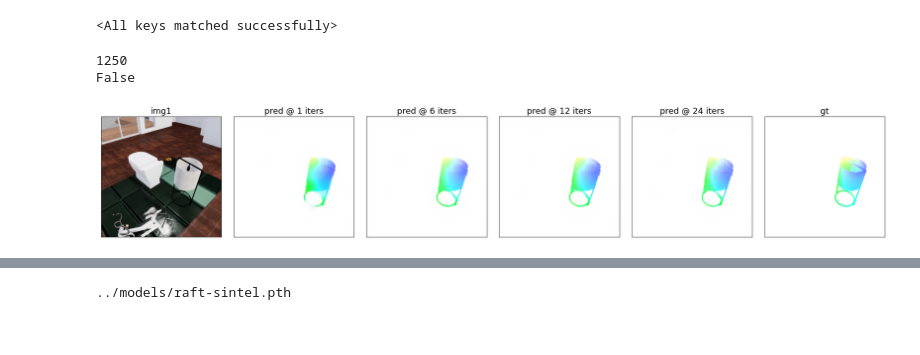
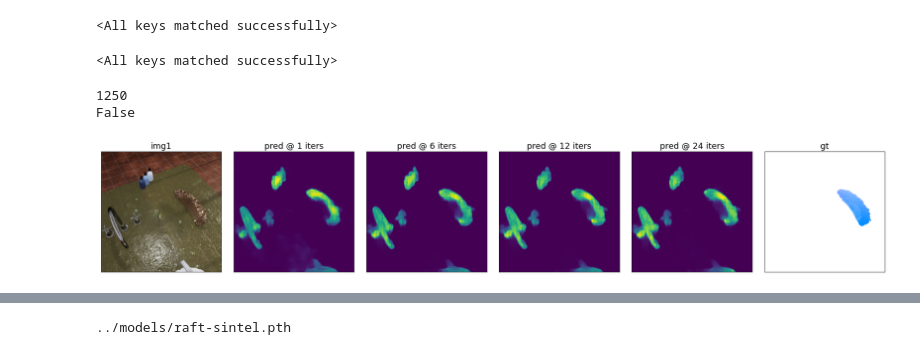
Before and after one commit to neuroailab/RAFT, a Jupyter notebook: notebooks/TDW_dataloading_020522.ipynb, the cells around one changed output, grey strips where cells are left out. Drawn from its saved outputs; the diff is of its cells as text; code cells hidden in the pictures.

Commit message:
thingness and centroids

```diff
--- a/notebooks/TDW_dataloading_020522.ipynb
+++ b/notebooks/TDW_dataloading_020522.ipynb
@@ -90,3 +107,13 @@ net.module.freeze_bn()
+# %%
+thing_path = '../checkpoints/45000_thingness-tdw-selfsup-bs4.pth'
+act_net = torch.nn.DataParallel(ThingsClassifier(args))
+act_net.load_state_dict(torch.load(thing_path), strict=False)
+# %% [output]
+<All keys matched successfully>
+# %%
+act_net.cuda()
+act_net = act_net.train()
+# act_net.module.freeze_bn()
 # %%
 tdw_dataset = raft_datasets.TdwFlowDataset(
     root='/data5/dbear/tdw_datasets/playroom_large_v3copy/',
@@ -108,11 +135,15 @@ print(tdw_dataset.is_test)
 1250
 False
 # %%
-def viz_raft_prediction(model, dataset, ex=0, iters=[1,12,24], thingness=False, thresh=None):
+def viz_raft_prediction(model, dataset, ex=0, iters=[1,12,24], thingness=False, centroid=False, thresh=None):
     dataset.is_test = False
     if ex is None:
         ex = np.random.randint(0, len(dataset))
-    img1, img2, gt, _ = dataset[ex]
+    try:
+        img1, img2, gt, _ = dataset[ex]
+    except:
+        img1, img2 = dataset[ex][:2]
+        gt = None
     preds = []
     if not isinstance(iters, list):
         iters = [iters]
@@ -122,18 +153,23 @@ def viz_raft_prediction(model, dataset, ex=0, iters=[1,12,24], thingness=False,
             pred = torch.sigmoid(pred)[0,0].detach().cpu().numpy()
             if thresh is not None:
                 pred = (pred > thresh)
+        elif centroid:
+            pass
         else:
             pred = flow_viz.flow_to_image(tensor_to_arr(pred))
         preds.append(pred)
-    _flow_gt = flow_viz.flow_to_image(tensor_to_arr(gt))
+    if gt is not None:
+        _flow_gt = flow_viz.flow_to_image(tensor_to_arr(gt))
 
-    fig, axes = plt.subplots(1,2 + len(iters),figsize=(8 + 4*len(iters),4))
+    fig, axes = plt.subplots(
+        1,1 + len(iters) + int(gt is not None), figsize=(4 + 4*int(gt is not None) + 4*len(iters),4))
     axes[0].imshow(img1.permute(1, 2, 0).numpy() / 255.)
     for i in range(len(iters)):
         axes[1+i].imshow(preds[i])
-    axes[-1].imshow(_flow_gt)
+    if gt is not None:
+        axes[-1].imshow(_flow_gt)
 
-    titles = ['img1'] + ['pred @ %d iters' % it for it in iters] + ['gt']
+    titles = ['img1'] + ['pred @ %d iters' % it for it in iters] + (['gt'] if gt is not None else [])
 
     for i, ax in enumerate(axes):
         ax.set_title(titles[i], fontsize=18)
@@ -142,9 +178,10 @@ def viz_raft_prediction(model, dataset, ex=0, iters=[1,12,24], thingness=False,
     plt.tight_layout()
     plt.show()
 
-    return preds
+def viz_h0_prediction(thingness_model, centroid_model, dataset, ex=0, iters=[1,6,12], thresh=None):
+    pass
 # %%
-preds = viz_raft_prediction(net, tdw_dataset, ex=41, iters=[1,6,12,24], thingness=False, thresh=0.1)
+viz_raft_prediction(act_net, tdw_dataset, ex=1, iters=[1,6,12,24], thingness=True, thresh=None)
 # %% [output]
-[figure, old version]
+[figure, new version]
 # %%
```
Also changed, not shown: parts of 13 cells of this notebook, 7 other files.
